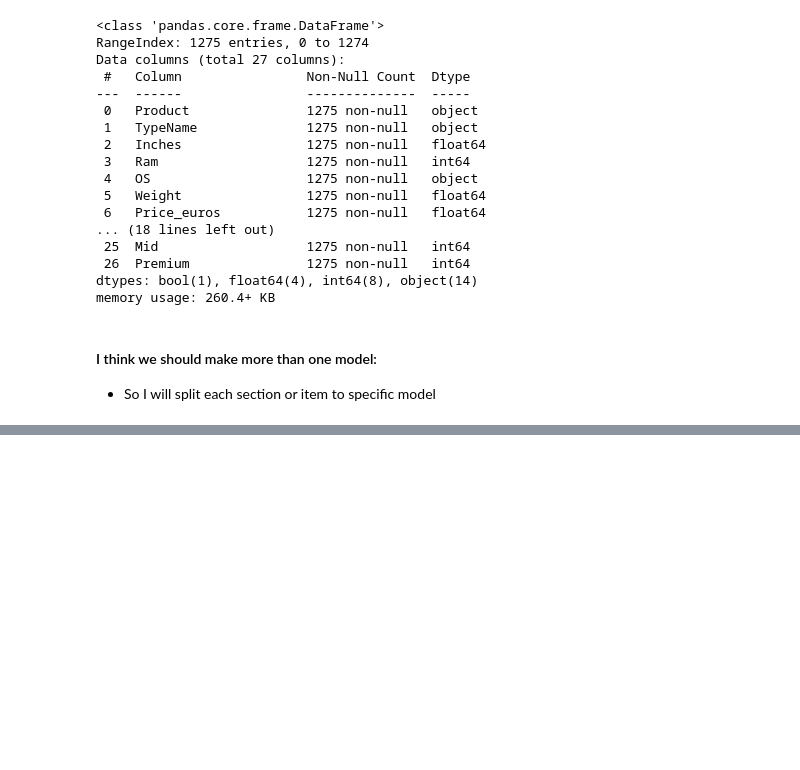
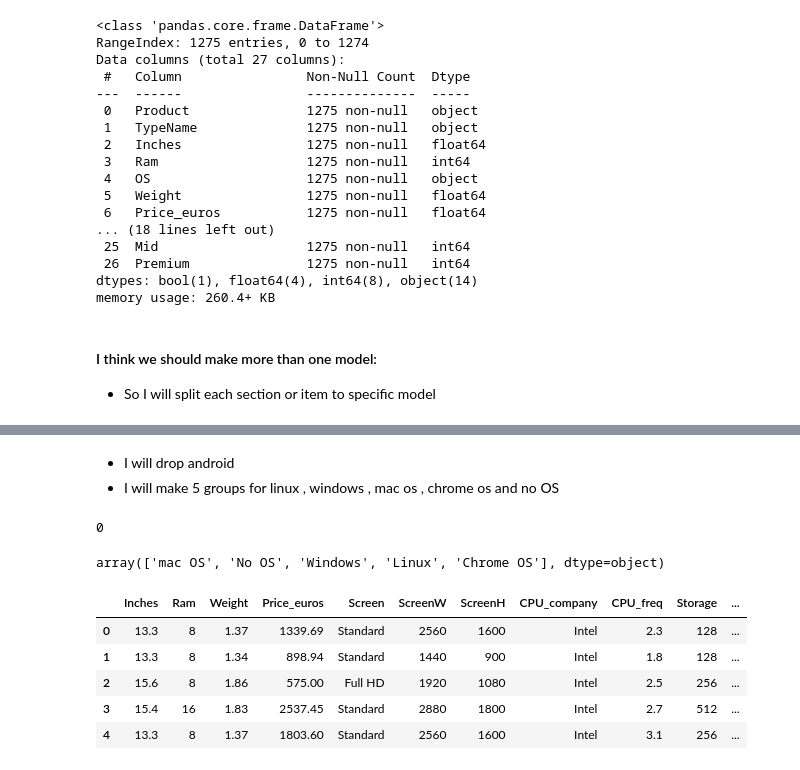
Before and after one commit to MinaGO1/Laptop-prices-dataset, a Jupyter notebook: Tasks.ipynb, the cells around one changed output, grey strips where cells are left out. Drawn from its saved outputs; the diff is of its cells as text; code cells hidden in the pictures; blank space fills up the shorter version.

```diff
--- a/Tasks.ipynb
+++ b/Tasks.ipynb
@@ -903,0 +961,34 @@ memory usage: 260.4+ KB
+# %% [markdown]
+- I will drop android
+- I will make 5 groups for linux , windows , mac os  , chrome os and no OS
+# %%
+model_laptops_df.drop(model_laptops_df.query('OS == "Android"').index , inplace = True)
+# %%
+model_laptops_df.query('OS == "Android"').shape[0]
+# %% [output]
+0
+# %%
+def group_os(os):
+  if os in ['Windows 7' , 'Windows 10','Windows 10 S']:
+    return 'Windows'
+  elif os in ['Mac OS X' , 'macOS']:
+    return 'mac OS'
+  else: return os
+model_laptops_df['OS'] = model_laptops_df['OS'].apply(group_os)
+# %%
+model_laptops_df['OS'].unique()
+# %% [output]
+array(['mac OS', 'No OS', 'Windows', 'Linux', 'Chrome OS'], dtype=object)
+# %%
+model_laptops_df = model_laptops_df.join(
+    pd.get_dummies(model_laptops_df['OS'],dtype=int).drop('No OS' , axis =1)
+    ).drop('OS' ,axis=1) # making OS to dummy variables and make No OS as a baseline
+# %%
+model_laptops_df.head()
+# %% [output]
+|  | Inches | Ram | Weight | Price_euros | Screen | ScreenW | ScreenH | CPU_company | CPU_freq | Storage | ... |
+| 0 | 13.3 | 8 | 1.37 | 1339.69 | Standard | 2560 | 1600 | Intel | 2.3 | 128 | ... |
+| 1 | 13.3 | 8 | 1.34 | 898.94 | Standard | 1440 | 900 | Intel | 1.8 | 128 | ... |
+| 2 | 15.6 | 8 | 1.86 | 575.00 | Full HD | 1920 | 1080 | Intel | 2.5 | 256 | ... |
+| 3 | 15.4 | 16 | 1.83 | 2537.45 | Standard | 2880 | 1800 | Intel | 2.7 | 512 | ... |
+| 4 | 13.3 | 8 | 1.37 | 1803.60 | Standard | 2560 | 1600 | Intel | 3.1 | 256 | ... |
```
Also changed, not shown: parts of 28 cells of this notebook.
